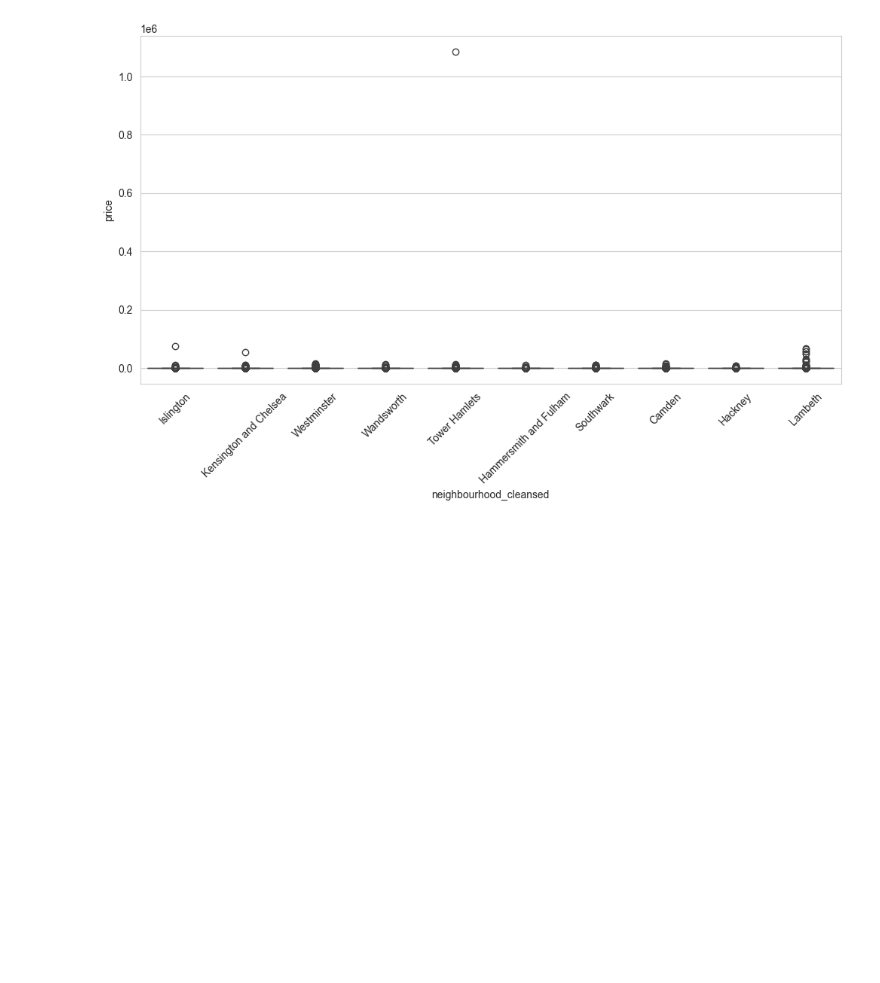
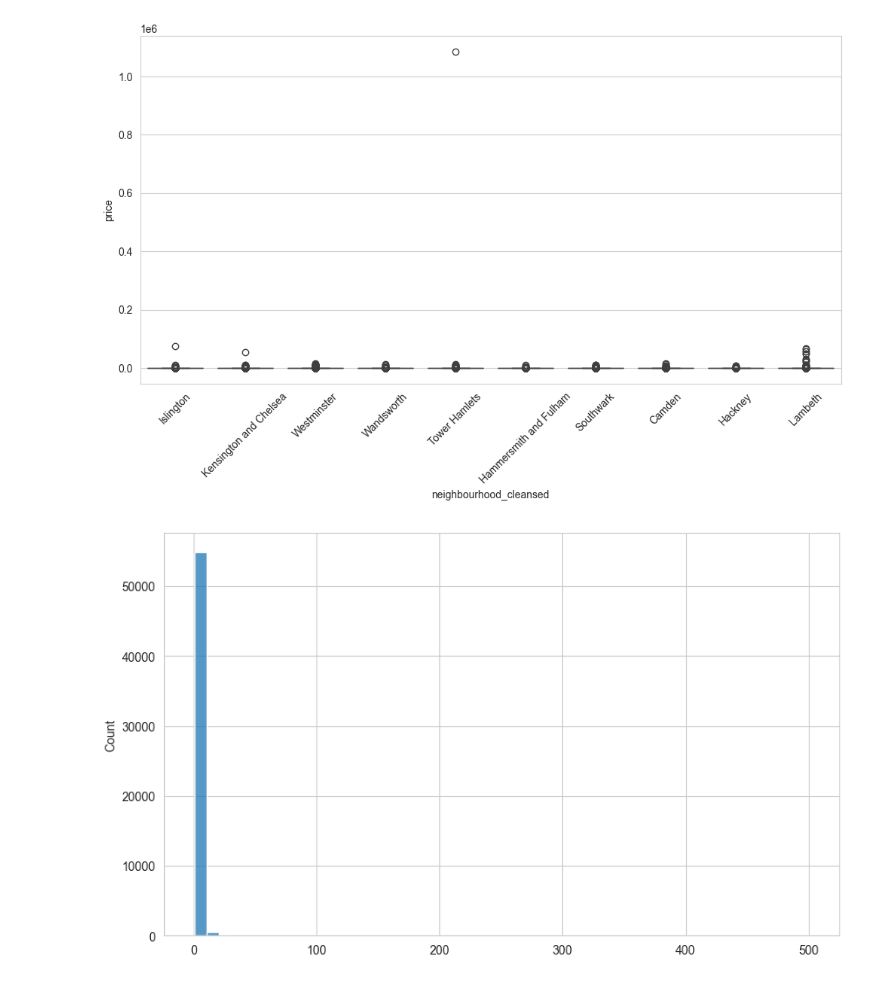
Before and after one commit to FathimaNafra/airbnb-data-engineering-project, a Jupyter notebook: notebooks/eda.ipynb, the cells around one changed output. Saved outputs shown, nothing was run; the diff lists cells and outputs as text; code cells hidden in the pictures; blank space fills up the shorter version.

Commit message:
Analyze host portfolio distribution

```diff
--- a/notebooks/eda.ipynb
+++ b/notebooks/eda.ipynb
@@ -110,3 +110,20 @@ plt.xticks(rotation=45)
 plt.show()
 # %% [output]
 [figure]
+# %%
+#Listings Per Host
+host_counts = (
+    master.groupby("host_id")
+    .size()
+)
+
+plt.figure(figsize=(10,6))
+
+sns.histplot(
+    host_counts,
+    bins=50
+)
+
+plt.show()
+# %% [output]
+[figure, added]
```
